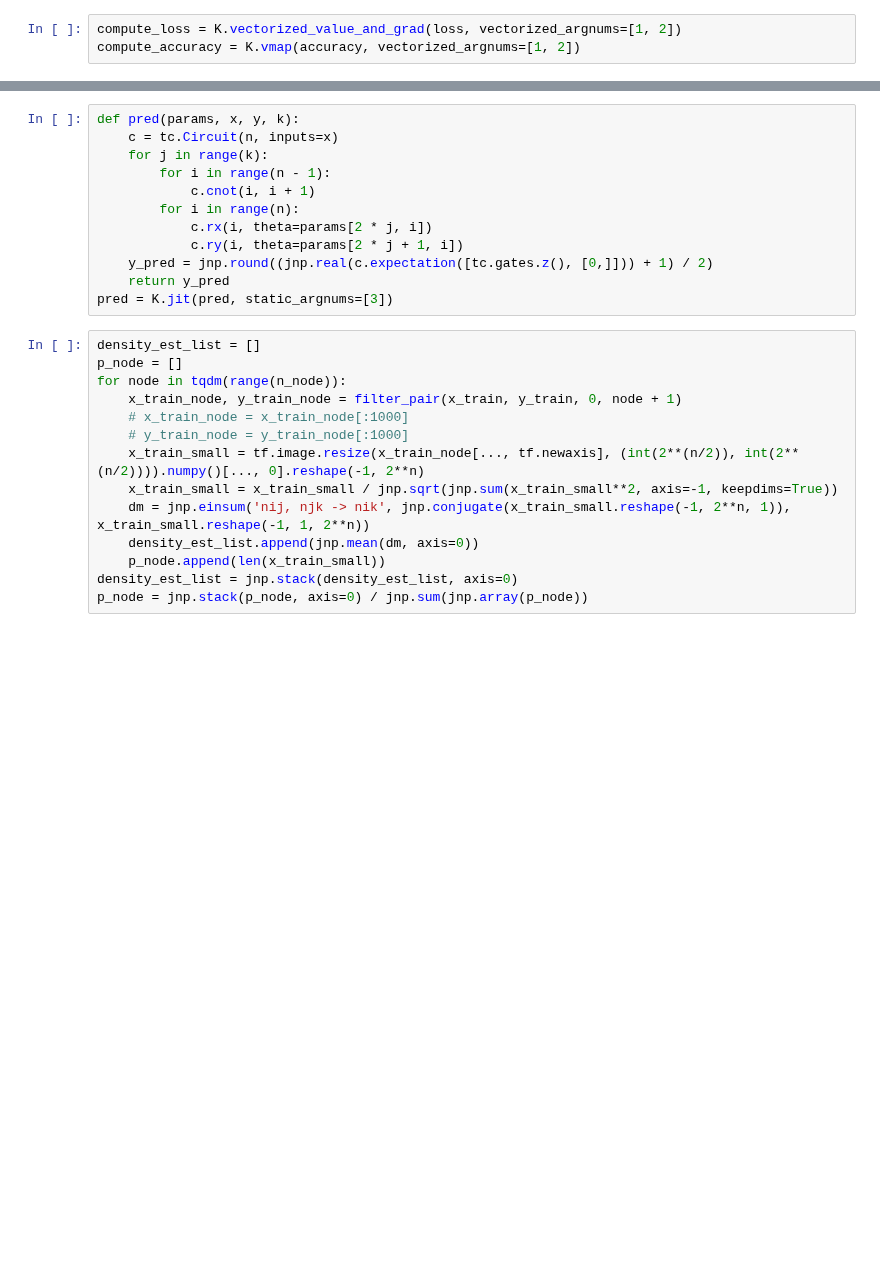
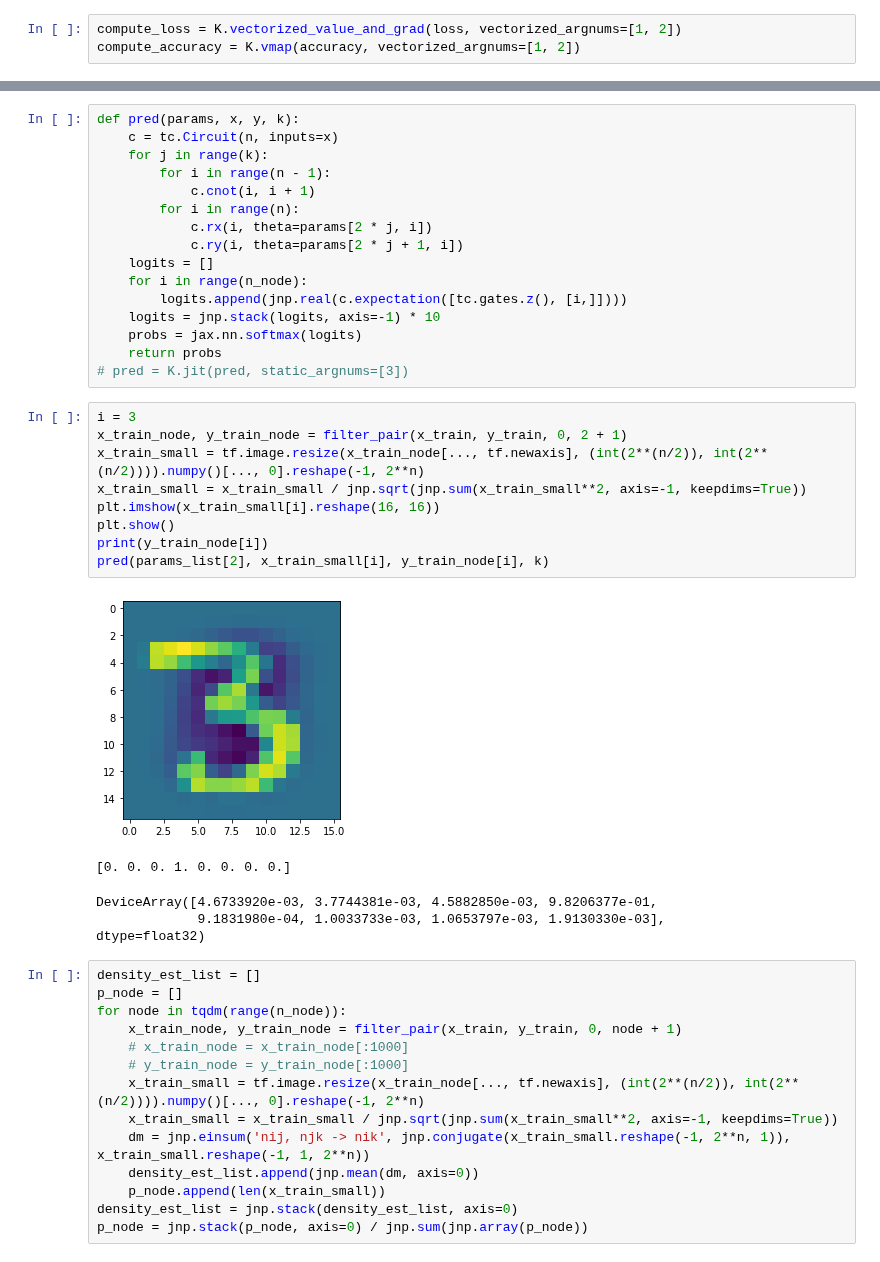
Before and after one commit to haimengzhao/quantum-fed-infer, a Jupyter notebook: test.ipynb, the cells around one changed output, grey strips where cells are left out. Drawn from its saved outputs; the diff is of its cells as text; blank space fills up the shorter version.

```diff
--- a/test.ipynb
+++ b/test.ipynb
@@ -119,9 +251,27 @@ def pred(params, x, y, k):
         for i in range(n):
             c.rx(i, theta=params[2 * j, i])
             c.ry(i, theta=params[2 * j + 1, i])
-    y_pred = jnp.round((jnp.real(c.expectation([tc.gates.z(), [0,]])) + 1) / 2)
-    return y_pred
-pred = K.jit(pred, static_argnums=[3])
+    logits = []
+    for i in range(n_node):
+        logits.append(jnp.real(c.expectation([tc.gates.z(), [i,]])))
+    logits = jnp.stack(logits, axis=-1) * 10
+    probs = jax.nn.softmax(logits)
+    return probs
+# pred = K.jit(pred, static_argnums=[3])
+# %%
+i = 3
+x_train_node, y_train_node = filter_pair(x_train, y_train, 0, 2 + 1)
+x_train_small = tf.image.resize(x_train_node[..., tf.newaxis], (int(2**(n/2)), int(2**(n/2)))).numpy()[..., 0].reshape(-1, 2**n)
+x_train_small = x_train_small / jnp.sqrt(jnp.sum(x_train_small**2, axis=-1, keepdims=True))
+plt.imshow(x_train_small[i].reshape(16, 16))
+plt.show()
+print(y_train_node[i])
+pred(params_list[2], x_train_small[i], y_train_node[i], k)
+# %% [output]
+[figure, added]
+[0. 0. 0. 1. 0. 0. 0. 0.]
+DeviceArray([4.6733920e-03, 3.7744381e-03, 4.5882850e-03, 9.8206377e-01,
+             9.1831980e-04, 1.0033733e-03, 1.0653797e-03, 1.9130330e-03],            dtype=float32)
 # %%
 density_est_list = []
 p_node = []
```
Also changed, not shown: parts of 16 cells of this notebook.
